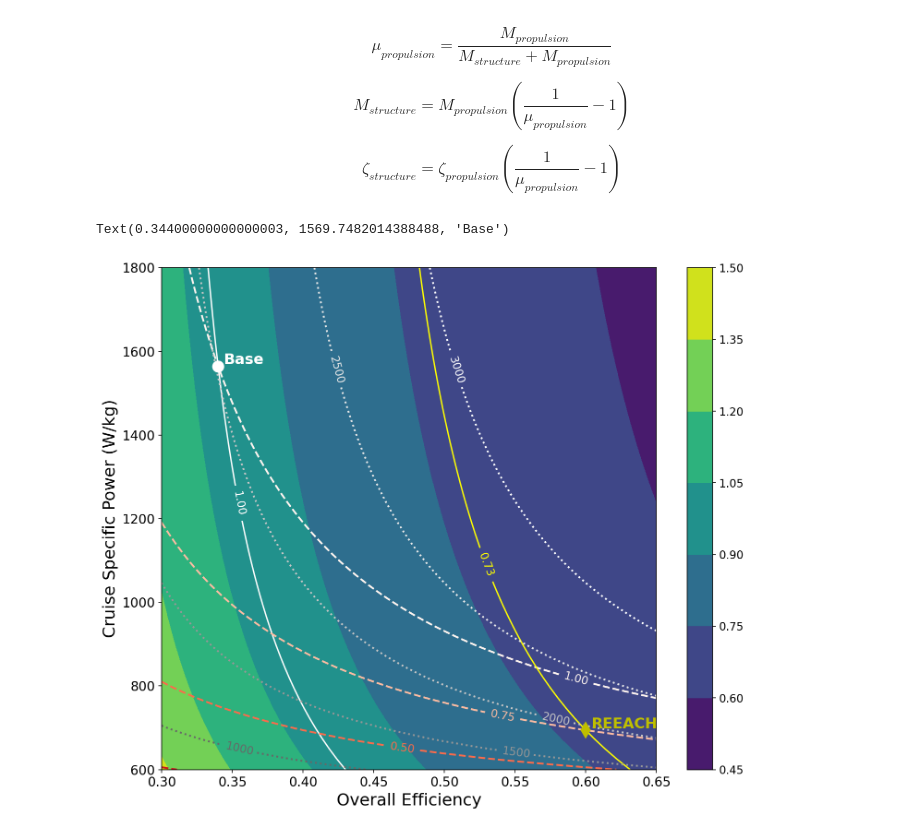
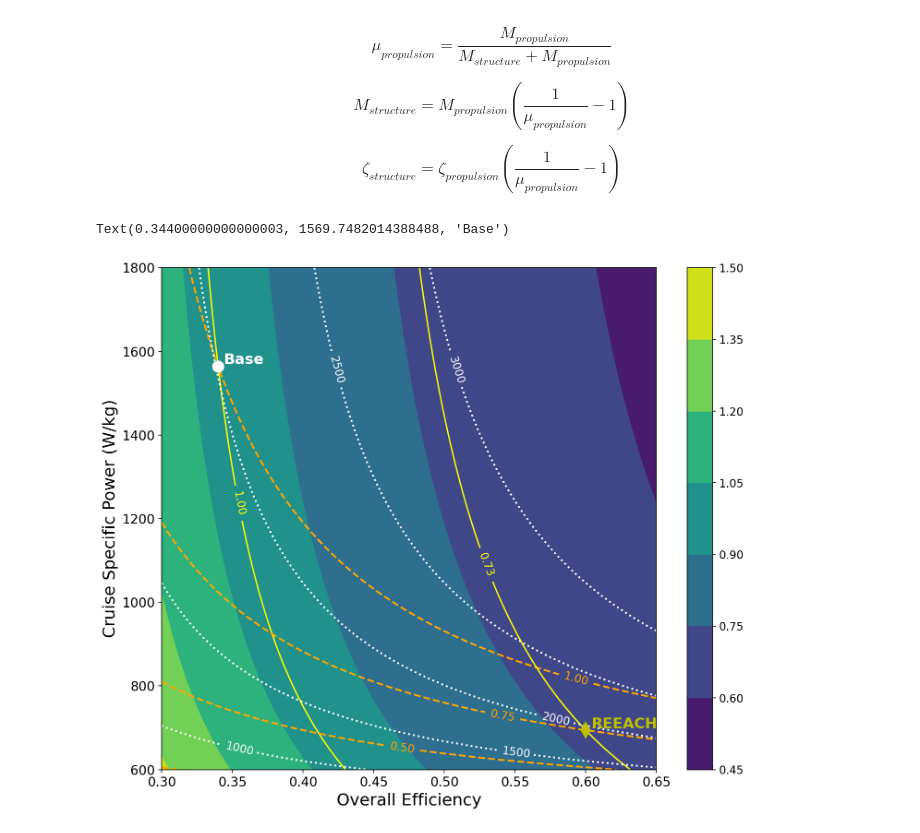
Before and after one commit to davetew/Zero-Carbon-Aviation, a Jupyter notebook: Propulsion_System_Specific_Energy_Contour.ipynb, the cells around one changed output. Saved outputs shown, nothing was run; the diff lists cells and outputs as text; code cells hidden in the pictures.

```diff
--- a/Propulsion_System_Specific_Energy_Contour.ipynb
+++ b/Propulsion_System_Specific_Energy_Contour.ipynb
@@ -463,14 +463,14 @@ cb.ax.tick_params(labelsize='large')
 # Draw the contour for the current propulsion system
 cs_tse_base = ax.contour(eta_0, specific_power_W_kg,
                         pse_Wh_kgm( eta_0[None,:], calc_mu_payload(specific_power_W_kg[:,None])) / base['pse_Wh_kgm'],
-                        [1.0], colors=['white'])
+                        [1.0], colors=['yellow'])
 ax.clabel(cs_tse_base, fontsize=12, fmt="%.2f")
 
 # Plot the baseline range contour
 cs_range = ax.contour(eta_0, specific_power_W_kg,
                       calcRange_km(calc_zeta_fuel(specific_power_W_kg[:,None]), base['L_D'], eta_0[None,:],
                                   base['fuel_lhv_MJ_kg']) / base['range_km'], [0, 0.25,0.5,0.75,1.0],
-                      cmap='Reds_r', linestyles='--', linewidths=2)
+                      colors='orange', linestyles='--', linewidths=2)
 ax.clabel(cs_range, fontsize=12, fmt="%.2f")
 
 # Locate the intersection between the Range = 1 contour and anominal REEACH efficiency target
@@ -482,6 +482,13 @@ def calc_reeach_payload(sp_W_kg):
 sp_W_kg_reeach = newton_krylov(calc_reeach_payload, 1000)
 plt.plot([reeach_efficiency], [sp_W_kg_reeach], 'yd', markersize=12)
 plt.text(reeach_efficiency+0.004, sp_W_kg_reeach+5,'REEACH', fontsize=16, color="y", fontweight="bold")
+
+# REEACH individual team cruise specific power and overall efficiency targets
+reeach_targets = {'RTRC-CoPower': (669, 0.50, 'SAF'), 'GE': (755, 0.49, 'SAF'), 'ULL': (621, 0.57, 'SAF'), 'PCI': (674, 0.65, 'SAF')} #,
+#                  'UMD': (741, 0.48, 'LNG'), 'TTU': (717, 0.49, 'LNG'), 'UCSD': (334, 0.51, 'LNG'),
+#                  'RTRC-ZapTurbo': (2501, 0.66, 'NH3')}
+
+#ax.plot([x[1] for x in reeach_targets.values()], [y[0] for y in reeach_targets.values()], 'yo', markersize=10)
 
 # Draw the pse contour for the REEACH system
 cs_tse_reeach = ax.contour(eta_0, specific_power_W_kg,
@@ -490,32 +497,32 @@ cs_tse_reeach = ax.contour(eta_0, specific_power_W_kg,
 ax.clabel(cs_tse_reeach, fontsize=12, fmt="%.2f")
 
 # Add mission specific energy contours
 cruise = mission.loc['Cruise']; cruise_specific_energy_Wh_kg = np.zeros([len(specific_power_W_kg), len(eta_0)])
 for i, eff in enumerate(eta_0):
   cruise['Efficiency'] = eff
   for j, sp_W_kg in enumerate(specific_power_W_kg):
 
     # Update the definition of the mission
     cruise['Duration (hrs)'] = calcRange_km(calc_zeta_fuel(sp_W_kg), base['L_D'], eff,
                                             base['fuel_lhv_MJ_kg']) / base['cruise_speed_km_hr']
     # print(f'Duration = {cruise["Duration (hrs)"]}')
 
     # Calculate the mission specific energy
     cruise_specific_energy_Wh_kg[j,i] = mission_specific_energy_Wh_kg(cruise, sp_W_kg)
 
 
 cs_mse_reeach = ax.contour(eta_0, specific_power_W_kg, cruise_specific_energy_Wh_kg, [0, 500, 1000, 1500, 2000, 2500, 3000],
-                           cmap='Greys_r', linestyles=':', linewidths=2)
+                           colors="white", linestyles=':', linewidths=2)
 ax.clabel(cs_mse_reeach, fontsize=12, fmt='%.0f')
 
 plt.xlabel('Overall Efficiency', fontsize=18)
 plt.ylabel('Cruise Specific Power (W/kg)', fontsize=18)
 #plt.title('Normalized Productivity-Specific Energy Consumption Contours', fontsize=18)
 plt.xticks(fontsize=14); plt.yticks(fontsize=14)
 #plt.axvline(x=base['efficiency'], color='white',linestyle=':')
 #plt.axhline(y=base['mu_payload'], color='white',linestyle=':')
 plt.plot([base['efficiency']], [base['SP_cruise_W_kg']], 'wo', markersize=12)
 plt.text(base['efficiency']+0.004, base['SP_cruise_W_kg']+5,'Base', fontsize=16, color="w", fontweight="bold")
 # %% [output]
 Text(0.34400000000000003, 1569.7482014388488, 'Base')
-[figure, old version]
+[figure, new version]
```
